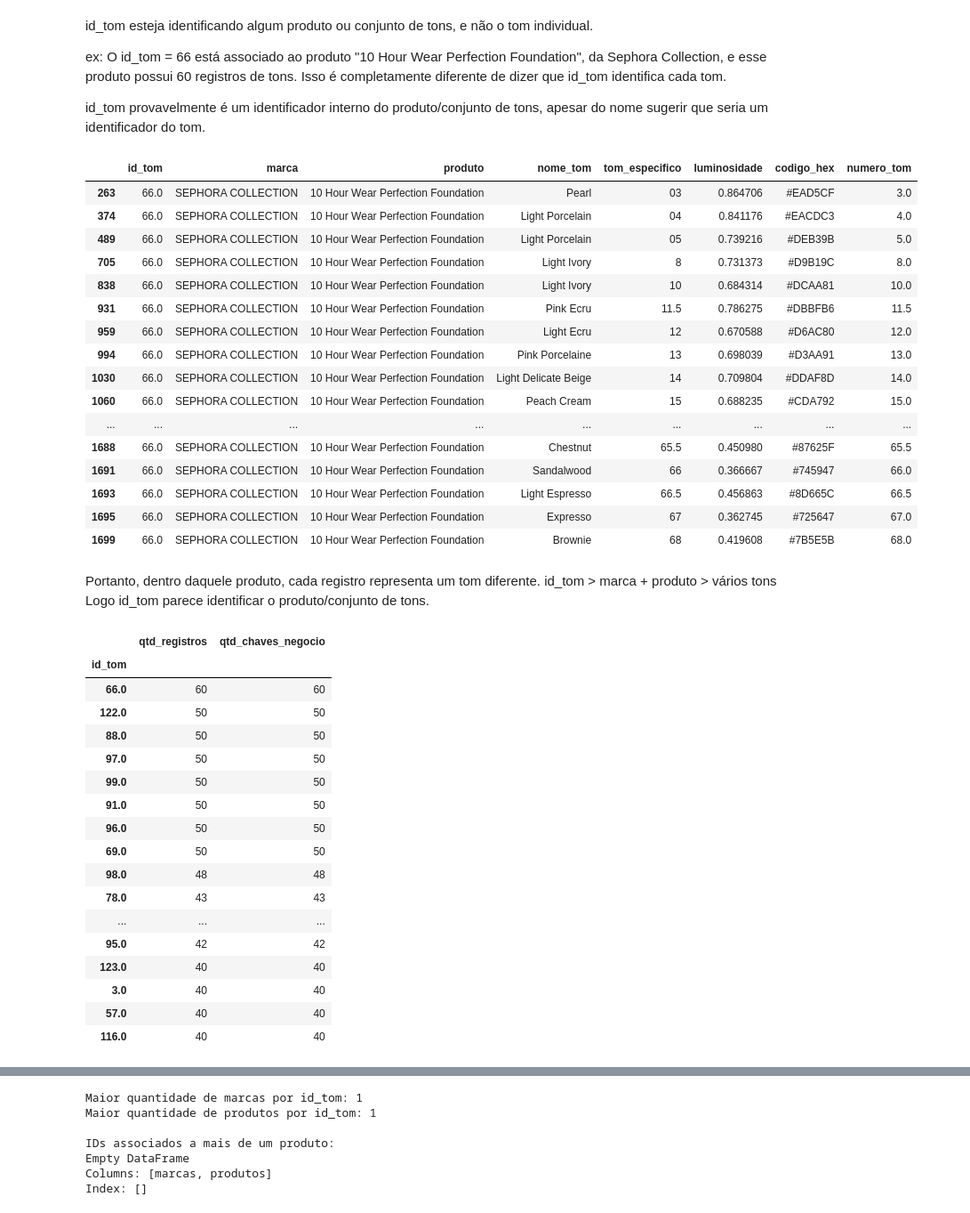
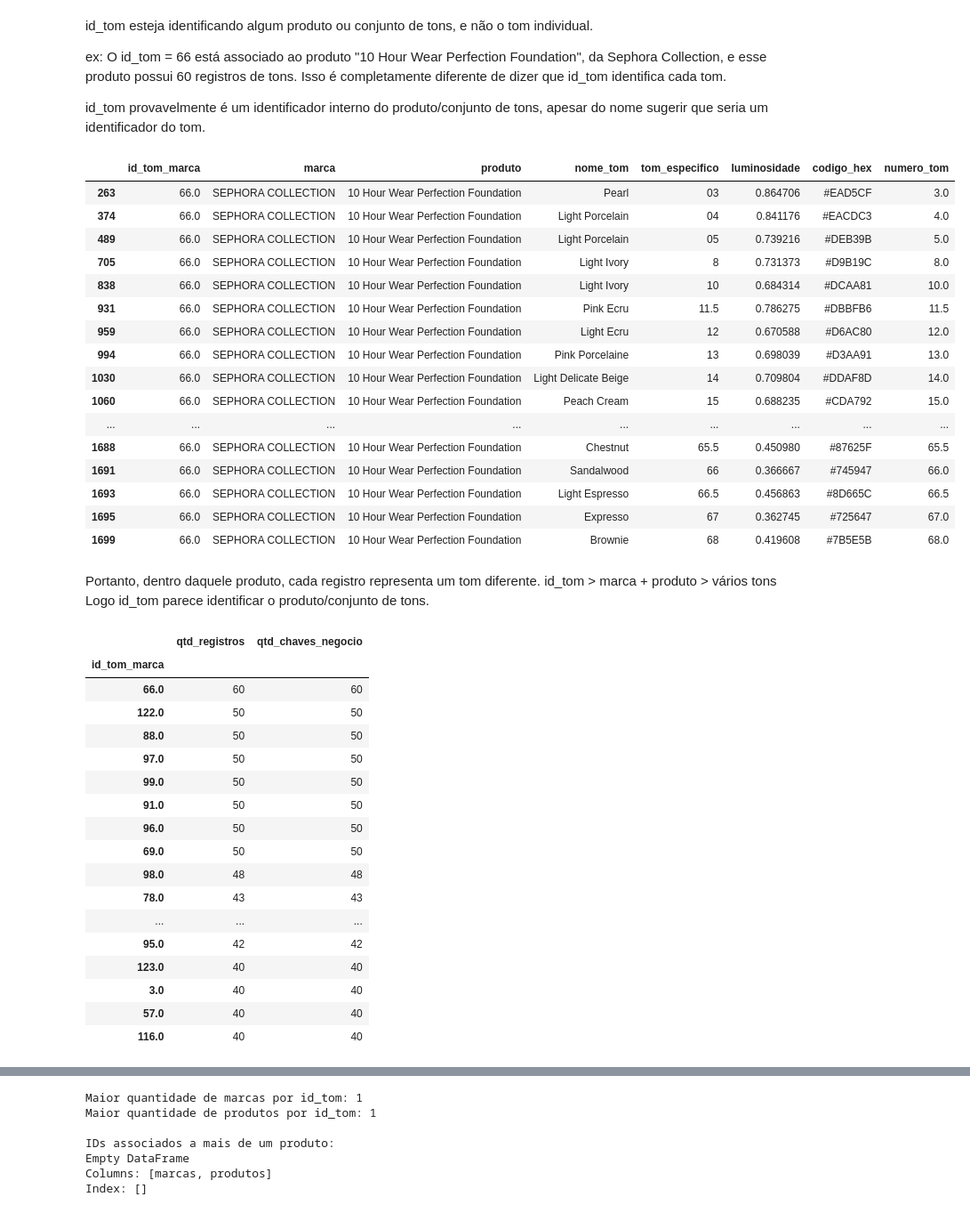
Before and after one commit to Projeto-L-Oreal-Paris/Avanco-da-industria-da-maquiagem, a Jupyter notebook: notebooks/ETL_numbers.ipynb, the cells around one changed output, grey strips where cells are left out. Shown at 89% size. Saved outputs shown, nothing was run; the diff lists cells and outputs as text; code cells hidden in the pictures.

```diff
--- a/notebooks/ETL_numbers.ipynb
+++ b/notebooks/ETL_numbers.ipynb
@@ -46,7 +46,7 @@ df_numbers.rename(columns={
     'hex': 'codigo_hex',
     'lightToDark': 'ordem_luminosidade',
     'numbers': 'numero_tom',
-    'id': 'id_tom'
+    'id': 'id_tom_marca'
 }, inplace=True)
 # %%
 df_numbers.head(1000)
@@ -177,14 +177,14 @@ id_tom não é um identificador único de cada linha da tabela. Portanto, não p
 3.117 registros > 130 IDs diferentes > muitos registros compartilham o mesmo ID
 # %%
 # Registros com id_tom preenchido
-df_id = df_numbers_limpo[df_numbers_limpo["id_tom"].notna()]
+df_id = df_numbers_limpo[df_numbers_limpo["id_tom_marca"].notna()]
 
 print("Registros com id_tom:", len(df_id))
-print("id_tom únicos:", df_id["id_tom"].nunique())
+print("id_tom únicos:", df_id["id_tom_marca"].nunique())
 
 print(
     "Duplicados entre os id_tom preenchidos:",
-    df_id["id_tom"].duplicated().sum()
+    df_id["id_tom_marca"].duplicated().sum()
 )
 # %% [output]
 Registros com id_tom: 2991
@@ -280,27 +280,27 @@ id_tom provavelmente é um identificador interno do produto/conjunto de tons, ap
 # %%
 # ==============================================================================
 # INSPEÇÃO DOS REGISTROS ASSOCIADOS A UM id_tom
 # ==============================================================================
 
 # Escolhemos um dos IDs que aparece muitas vezes para entender
 # quais registros estão compartilhando o mesmo id_tom.
 
 id_exemplo = 66
 
-df_id[df_id["id_tom"] == id_exemplo][
+df_id[df_id["id_tom_marca"] == id_exemplo][
     [
-        "id_tom",
+        "id_tom_marca",
         "marca",
         "produto",
         "nome_tom",
         "tom_especifico",
         "luminosidade",
         "codigo_hex",
         "numero_tom"
     ]
 ].sort_values("numero_tom")
 # %% [output]
-|  | id_tom | marca | produto | nome_tom | tom_especifico | luminosidade | codigo_hex | numero_tom |
+|  | id_tom_marca | marca | produto | nome_tom | tom_especifico | luminosidade | codigo_hex | numero_tom |
 | 263 | 66.0 | SEPHORA COLLECTION | 10 Hour Wear Perfection Foundation | Pearl | 03 | 0.864706 | #EAD5CF | 3.0 |
 | 374 | 66.0 | SEPHORA COLLECTION | 10 Hour Wear Perfection Foundation | Light Porcelain | 04 | 0.841176 | #EACDC3 | 4.0 |
 | 489 | 66.0 | SEPHORA COLLECTION | 10 Hour Wear Perfection Foundation | Light Porcelain | 05 | 0.739216 | #DEB39B | 5.0 |
@@ -333,9 +333,9 @@ df_id["chave_negocio"] = (
 # dentro de cada id_tom.
 relacao_id_tom = (
     df_id
-    .groupby("id_tom")
+    .groupby("id_tom_marca")
     .agg(
-        qtd_registros=("id_tom", "size"),
+        qtd_registros=("id_tom_marca", "size"),
         qtd_chaves_negocio=("chave_negocio", "nunique")
     )
     .sort_values("qtd_registros", ascending=False)
@@ -344,7 +344,7 @@ relacao_id_tom = (
 relacao_id_tom.head(20)
 # %% [output]
 |  | qtd_registros | qtd_chaves_negocio |
-| id_tom |  |  |
+| id_tom_marca |  |  |
 | 66.0 | 60 | 60 |
 | 122.0 | 50 | 50 |
 | 88.0 | 50 | 50 |
```
Also changed, not shown: parts of 15 cells of this notebook.
